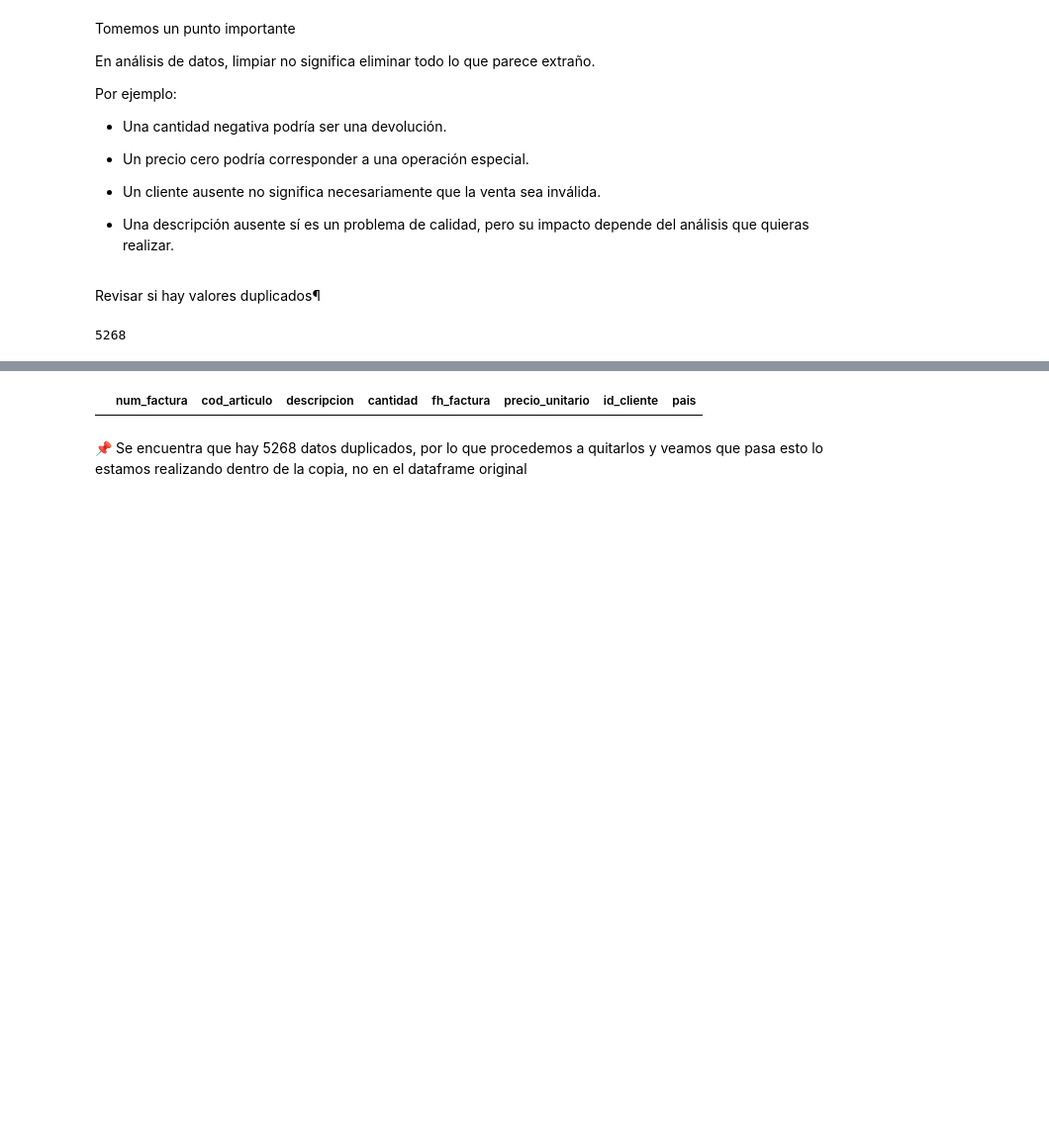
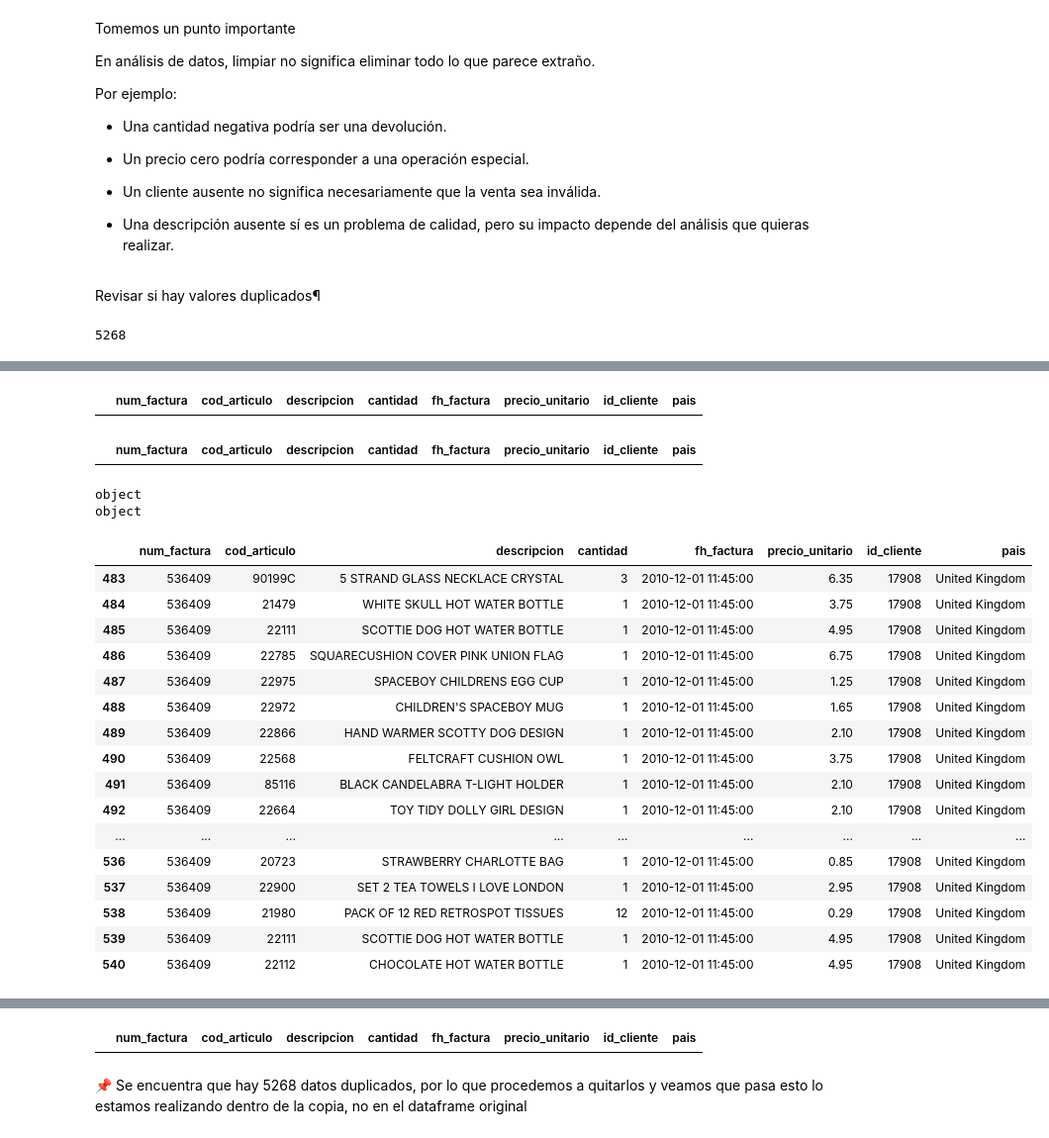
Before and after one commit to Sagrario/Comercio_minorista, a Jupyter notebook: notebooks/comercio2.ipynb, the cells around one changed output, grey strips where cells are left out. Shown at 99% size. Drawn from its saved outputs; the diff is of its cells as text; code cells hidden in the pictures; blank space fills up the shorter version.

```diff
--- a/notebooks/comercio2.ipynb
+++ b/notebooks/comercio2.ipynb
@@ -156,0 +222,42 @@ print(df_retail_2.duplicated().sum())
+# %%
+df_retail_2[
+    (df_retail_2['num_factura'] == '536409') &
+    (df_retail_2['cod_articulo'].isin(['22111', '22866', '22900']))
+]
+# %% [output]
+|  | num_factura | cod_articulo | descripcion | cantidad | fh_factura | precio_unitario | id_cliente | pais |
+# %%
+df_retail_2[
+    (df_retail_2['num_factura'] == '536409') &
+    df_retail_2.duplicated(keep=False)
+]
+# %% [output]
+|  | num_factura | cod_articulo | descripcion | cantidad | fh_factura | precio_unitario | id_cliente | pais |
+# %%
+print(df_retail_2['num_factura'].dtype)
+print(df_retail_2['cod_articulo'].dtype)
+# %% [output]
+object
+object
+# %%
+df_retail_2[
+    df_retail_2['num_factura'].astype(str).str.strip() == '536409'
+]
+# %% [output]
+|  | num_factura | cod_articulo | descripcion | cantidad | fh_factura | precio_unitario | id_cliente | pais |
+| 483 | 536409 | 90199C | 5 STRAND GLASS NECKLACE CRYSTAL | 3 | 2010-12-01 11:45:00 | 6.35 | 17908 | United Kingdom |
+| 484 | 536409 | 21479 | WHITE SKULL HOT WATER BOTTLE | 1 | 2010-12-01 11:45:00 | 3.75 | 17908 | United Kingdom |
+| 485 | 536409 | 22111 | SCOTTIE DOG HOT WATER BOTTLE | 1 | 2010-12-01 11:45:00 | 4.95 | 17908 | United Kingdom |
+| 486 | 536409 | 22785 | SQUARECUSHION COVER PINK UNION FLAG | 1 | 2010-12-01 11:45:00 | 6.75 | 17908 | United Kingdom |
+| 487 | 536409 | 22975 | SPACEBOY CHILDRENS EGG CUP | 1 | 2010-12-01 11:45:00 | 1.25 | 17908 | United Kingdom |
+| 488 | 536409 | 22972 | CHILDREN'S SPACEBOY MUG | 1 | 2010-12-01 11:45:00 | 1.65 | 17908 | United Kingdom |
+| 489 | 536409 | 22866 | HAND WARMER SCOTTY DOG DESIGN | 1 | 2010-12-01 11:45:00 | 2.10 | 17908 | United Kingdom |
+| 490 | 536409 | 22568 | FELTCRAFT CUSHION OWL | 1 | 2010-12-01 11:45:00 | 3.75 | 17908 | United Kingdom |
+| 491 | 536409 | 85116 | BLACK CANDELABRA T-LIGHT HOLDER | 1 | 2010-12-01 11:45:00 | 2.10 | 17908 | United Kingdom |
+| 492 | 536409 | 22664 | TOY TIDY DOLLY GIRL DESIGN | 1 | 2010-12-01 11:45:00 | 2.10 | 17908 | United Kingdom |
+| ... | ... | ... | ... | ... | ... | ... | ... | ... |
+| 536 | 536409 | 20723 | STRAWBERRY CHARLOTTE BAG | 1 | 2010-12-01 11:45:00 | 0.85 | 17908 | United Kingdom |
+| 537 | 536409 | 22900 | SET 2 TEA TOWELS I LOVE LONDON | 1 | 2010-12-01 11:45:00 | 2.95 | 17908 | United Kingdom |
+| 538 | 536409 | 21980 | PACK OF 12 RED RETROSPOT TISSUES | 12 | 2010-12-01 11:45:00 | 0.29 | 17908 | United Kingdom |
+| 539 | 536409 | 22111 | SCOTTIE DOG HOT WATER BOTTLE | 1 | 2010-12-01 11:45:00 | 4.95 | 17908 | United Kingdom |
+| 540 | 536409 | 22112 | CHOCOLATE HOT WATER BOTTLE | 1 | 2010-12-01 11:45:00 | 4.95 | 17908 | United Kingdom |
```
Also changed, not shown: parts of 35 cells of this notebook.
